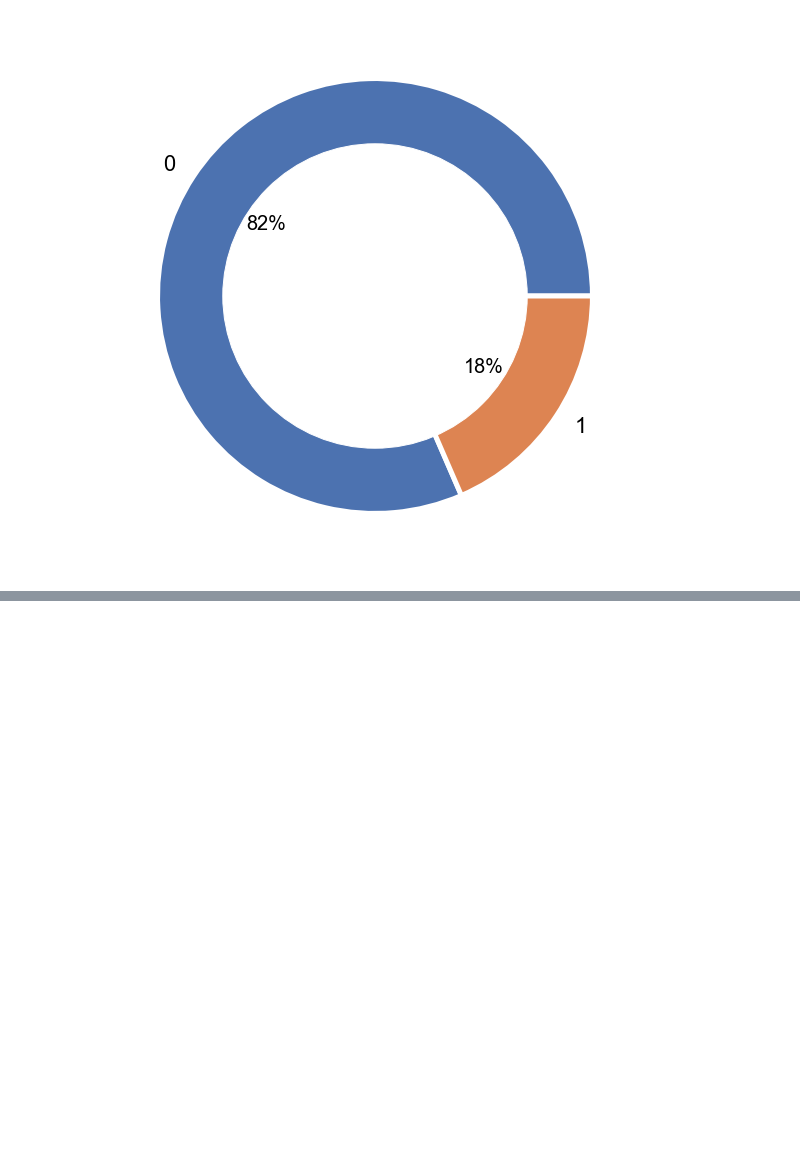
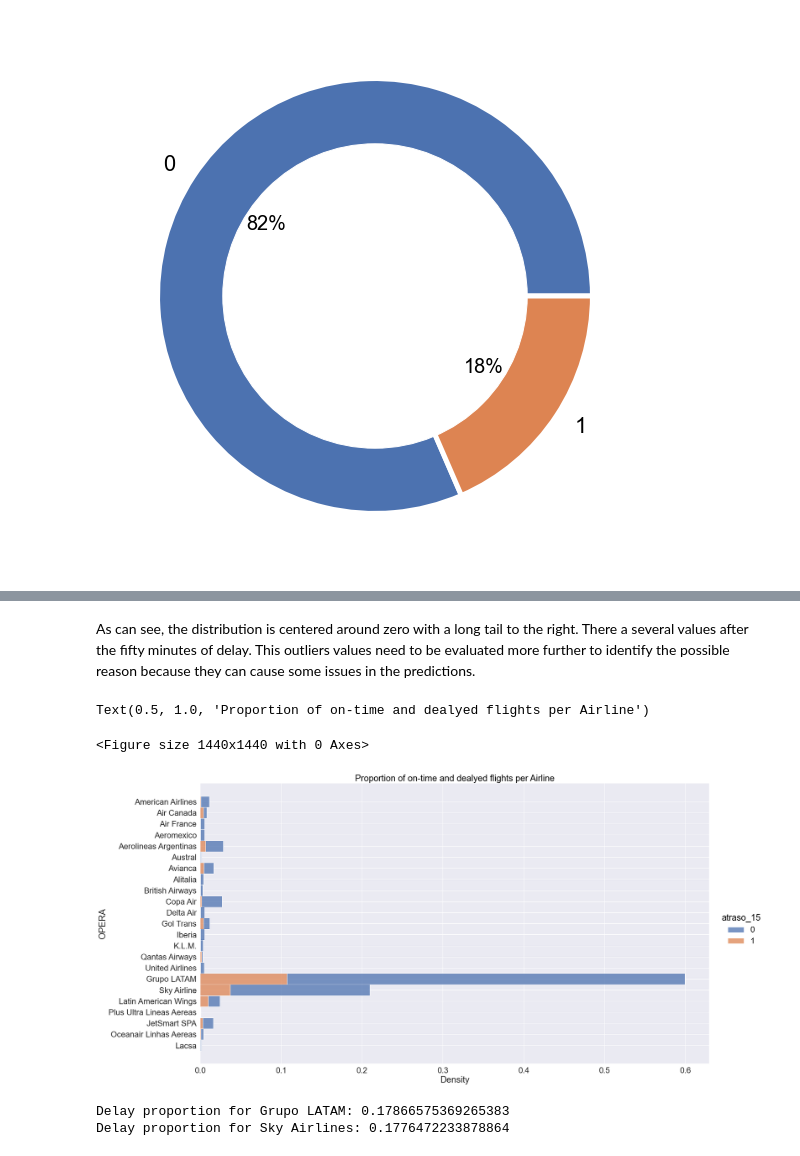
Before and after one commit to nestornav/ml_airplane_delay, a Jupyter notebook: solution.ipynb, the cells around one changed output, grey strips where cells are left out. Saved outputs shown, nothing was run; the diff lists cells and outputs as text; code cells hidden in the pictures; blank space fills up the shorter version.

```diff
--- a/solution.ipynb
+++ b/solution.ipynb
@@ -211,0 +215,11 @@ pie_plot(df)
+# %% [markdown]
+As can see, the distribution is centered around zero with a long tail to the right. There a several values after the fifty minutes of delay. This outliers values need to be evaluated more further to identify the possible reason because they can cause some issues in the predictions.
+# %%
+fig = plt.figure(figsize=(20, 20))
+seaborn.displot(data=df, y='OPERA', hue="atraso_15", multiple="stack", height=12,aspect=2, stat='density')
+plt.tick_params(labelrotation=0)
+plt.title('Proportion of on-time and dealyed flights per Airline')
+# %% [output]
+Text(0.5, 1.0, 'Proportion of on-time and dealyed flights per Airline')
+<Figure size 1440x1440 with 0 Axes>
+[figure, added]
@@ -211,0 +232,6 @@ pie_plot(df)
+# %%
+print(f"Delay proportion for Grupo LATAM: {total_1_latam/total_latam}")
+print(f"Delay proportion for Sky Airlines: {total_1_sky/total_sky}")
+# %% [output]
+Delay proportion for Grupo LATAM: 0.17866575369265383
+Delay proportion for Sky Airlines: 0.1776472233878864
```
Also changed, not shown: parts of 27 cells of this notebook.
